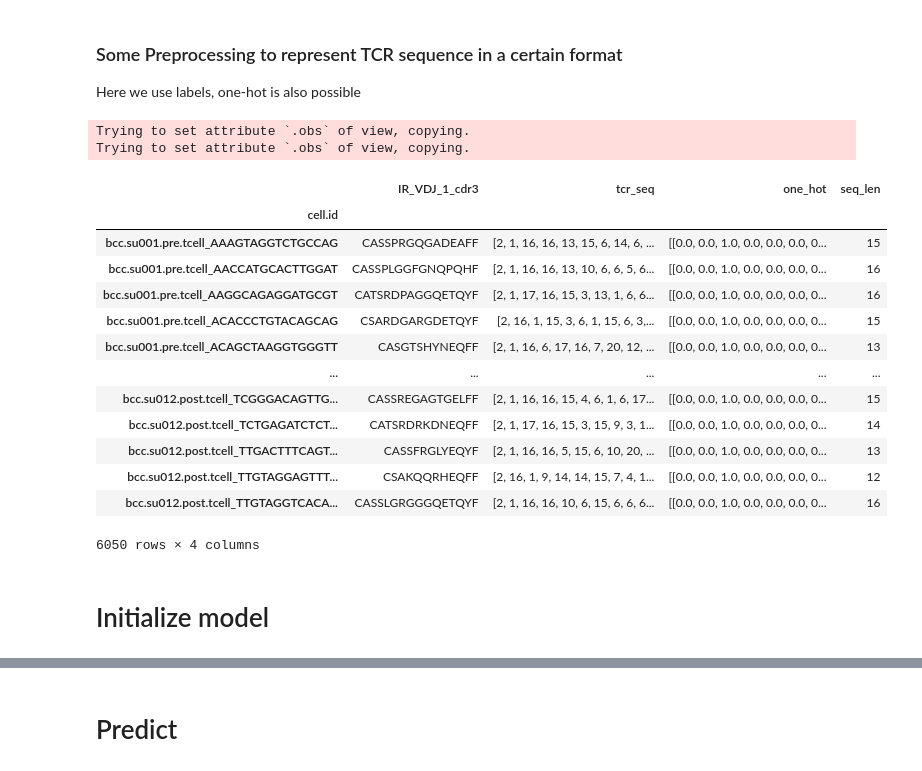
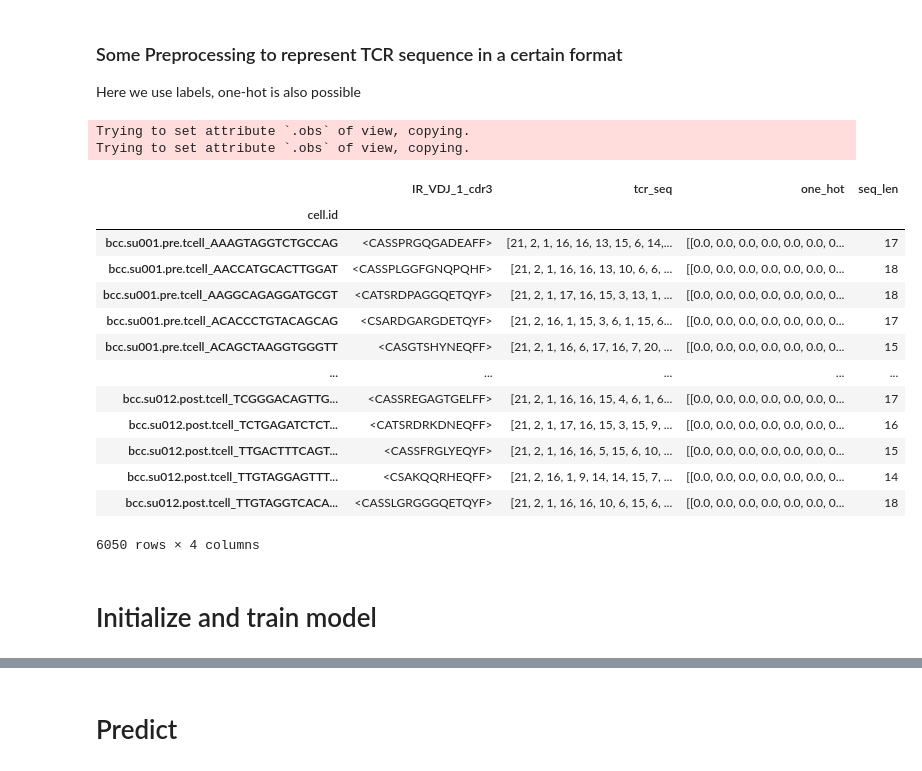
Before and after one commit to SchubertLab/mvTCR, a Jupyter notebook: example/tcr_first_example.ipynb, the cells around one changed output, grey strips where cells are left out. Cells and saved outputs as stored; diff of their text form; code cells hidden in the pictures.

```diff
--- a/example/tcr_first_example.ipynb
+++ b/example/tcr_first_example.ipynb
@@ -159,33 +143,33 @@ bcc = bcc[bcc.obs['IR_VDJ_1_cdr3'] != 'None']
 # %%
 # Get maximum sequence length as pad value
 pad = max(wu2020.obs['IR_VDJ_1_cdr3'].str.len().max(), bcc.obs['IR_VDJ_1_cdr3'].str.len().max())
-pad = pad.item()  # .item to get int
+pad = int(pad)
 # %%
-# encode amino acids to unique id, '_' is pad character
+# encode amino acids to unique id, '_' is pad character, '<' start and '>' end symbol
 aa_to_id = {'_': 0, 'A': 1, 'C': 2, 'D': 3, 'E': 4, 'F': 5, 'G': 6, 'H': 7, 'I': 8, 'K': 9, 'L': 10, 'M': 11, 'N': 12, 'P': 13,
-            'Q': 14, 'R': 15, 'S': 16, 'T': 17, 'V': 18, 'W': 19, 'Y': 20}
+            'Q': 14, 'R': 15, 'S': 16, 'T': 17, 'V': 18, 'W': 19, 'Y': 20, '<': 21, '>': 22}
 # %%
 # Despite TypeError it still works, TypeError is ignored by pandas
-aa_to_id_ = tcr.utils.aa_encoding(wu2020, read_col='IR_VDJ_1_cdr3', ohe_col='one_hot', label_col='tcr_seq', length_col='seq_len', pad=pad, aa_to_id=aa_to_id)
-aa_to_id_ = tcr.utils.aa_encoding(bcc, read_col='IR_VDJ_1_cdr3', ohe_col='one_hot', label_col='tcr_seq', length_col='seq_len', pad=pad, aa_to_id=aa_to_id)
+aa_to_id_ = tcr.utils.aa_encoding(wu2020, read_col='IR_VDJ_1_cdr3', ohe_col='one_hot', label_col='tcr_seq', length_col='seq_len', pad=pad, aa_to_id=aa_to_id, start_end_symbol=True)
+aa_to_id_ = tcr.utils.aa_encoding(bcc, read_col='IR_VDJ_1_cdr3', ohe_col='one_hot', label_col='tcr_seq', length_col='seq_len', pad=pad, aa_to_id=aa_to_id, start_end_symbol=True)
 bcc.obs[['IR_VDJ_1_cdr3', 'tcr_seq', 'one_hot', 'seq_len']]
 # %% [output]
 Trying to set attribute `.obs` of view, copying.
 Trying to set attribute `.obs` of view, copying.
 |  | IR_VDJ_1_cdr3 | tcr_seq | one_hot | seq_len |
 | cell.id |  |  |  |  |
-| bcc.su001.pre.tcell_AAAGTAGGTCTGCCAG | CASSPRGQGADEAFF | [2, 1, 16, 16, 13, 15, 6, 14, 6, ... | [[0.0, 0.0, 1.0, 0.0, 0.0, 0.0, 0... | 15 |
-| bcc.su001.pre.tcell_AACCATGCACTTGGAT | CASSPLGGFGNQPQHF | [2, 1, 16, 16, 13, 10, 6, 6, 5, 6... | [[0.0, 0.0, 1.0, 0.0, 0.0, 0.0, 0... | 16 |
-| bcc.su001.pre.tcell_AAGGCAGAGGATGCGT | CATSRDPAGGQETQYF | [2, 1, 17, 16, 15, 3, 13, 1, 6, 6... | [[0.0, 0.0, 1.0, 0.0, 0.0, 0.0, 0... | 16 |
-| bcc.su001.pre.tcell_ACACCCTGTACAGCAG | CSARDGARGDETQYF | [2, 16, 1, 15, 3, 6, 1, 15, 6, 3,... | [[0.0, 0.0, 1.0, 0.0, 0.0, 0.0, 0... | 15 |
-| bcc.su001.pre.tcell_ACAGCTAAGGTGGGTT | CASGTSHYNEQFF | [2, 1, 16, 6, 17, 16, 7, 20, 12, ... | [[0.0, 0.0, 1.0, 0.0, 0.0, 0.0, 0... | 13 |
+| bcc.su001.pre.tcell_AAAGTAGGTCTGCCAG | <CASSPRGQGADEAFF> | [21, 2, 1, 16, 16, 13, 15, 6, 14,... | [[0.0, 0.0, 0.0, 0.0, 0.0, 0.0, 0... | 17 |
+| bcc.su001.pre.tcell_AACCATGCACTTGGAT | <CASSPLGGFGNQPQHF> | [21, 2, 1, 16, 16, 13, 10, 6, 6, ... | [[0.0, 0.0, 0.0, 0.0, 0.0, 0.0, 0... | 18 |
+| bcc.su001.pre.tcell_AAGGCAGAGGATGCGT | <CATSRDPAGGQETQYF> | [21, 2, 1, 17, 16, 15, 3, 13, 1, ... | [[0.0, 0.0, 0.0, 0.0, 0.0, 0.0, 0... | 18 |
+| bcc.su001.pre.tcell_ACACCCTGTACAGCAG | <CSARDGARGDETQYF> | [21, 2, 16, 1, 15, 3, 6, 1, 15, 6... | [[0.0, 0.0, 0.0, 0.0, 0.0, 0.0, 0... | 17 |
+| bcc.su001.pre.tcell_ACAGCTAAGGTGGGTT | <CASGTSHYNEQFF> | [21, 2, 1, 16, 6, 17, 16, 7, 20, ... | [[0.0, 0.0, 0.0, 0.0, 0.0, 0.0, 0... | 15 |
 | ... | ... | ... | ... | ... |
-| bcc.su012.post.tcell_TCGGGACAGTTG... | CASSREGAGTGELFF | [2, 1, 16, 16, 15, 4, 6, 1, 6, 17... | [[0.0, 0.0, 1.0, 0.0, 0.0, 0.0, 0... | 15 |
-| bcc.su012.post.tcell_TCTGAGATCTCT... | CATSRDRKDNEQFF | [2, 1, 17, 16, 15, 3, 15, 9, 3, 1... | [[0.0, 0.0, 1.0, 0.0, 0.0, 0.0, 0... | 14 |
-| bcc.su012.post.tcell_TTGACTTTCAGT... | CASSFRGLYEQYF | [2, 1, 16, 16, 5, 15, 6, 10, 20, ... | [[0.0, 0.0, 1.0, 0.0, 0.0, 0.0, 0... | 13 |
-| bcc.su012.post.tcell_TTGTAGGAGTTT... | CSAKQQRHEQFF | [2, 16, 1, 9, 14, 14, 15, 7, 4, 1... | [[0.0, 0.0, 1.0, 0.0, 0.0, 0.0, 0... | 12 |
-| bcc.su012.post.tcell_TTGTAGGTCACA... | CASSLGRGGGQETQYF | [2, 1, 16, 16, 10, 6, 15, 6, 6, 6... | [[0.0, 0.0, 1.0, 0.0, 0.0, 0.0, 0... | 16 |
+| bcc.su012.post.tcell_TCGGGACAGTTG... | <CASSREGAGTGELFF> | [21, 2, 1, 16, 16, 15, 4, 6, 1, 6... | [[0.0, 0.0, 0.0, 0.0, 0.0, 0.0, 0... | 17 |
+| bcc.su012.post.tcell_TCTGAGATCTCT... | <CATSRDRKDNEQFF> | [21, 2, 1, 17, 16, 15, 3, 15, 9, ... | [[0.0, 0.0, 0.0, 0.0, 0.0, 0.0, 0... | 16 |
+| bcc.su012.post.tcell_TTGACTTTCAGT... | <CASSFRGLYEQYF> | [21, 2, 1, 16, 16, 5, 15, 6, 10, ... | [[0.0, 0.0, 0.0, 0.0, 0.0, 0.0, 0... | 15 |
+| bcc.su012.post.tcell_TTGTAGGAGTTT... | <CSAKQQRHEQFF> | [21, 2, 16, 1, 9, 14, 14, 15, 7, ... | [[0.0, 0.0, 0.0, 0.0, 0.0, 0.0, 0... | 14 |
+| bcc.su012.post.tcell_TTGTAGGTCACA... | <CASSLGRGGGQETQYF> | [21, 2, 1, 16, 16, 10, 6, 15, 6, ... | [[0.0, 0.0, 0.0, 0.0, 0.0, 0.0, 0... | 18 |
 6050 rows × 4 columns
 # %% [markdown]
-# Initialize model
+# Initialize and train model
 # %%
```
Also changed, not shown: parts of 13 cells of this notebook, 1 other file.
